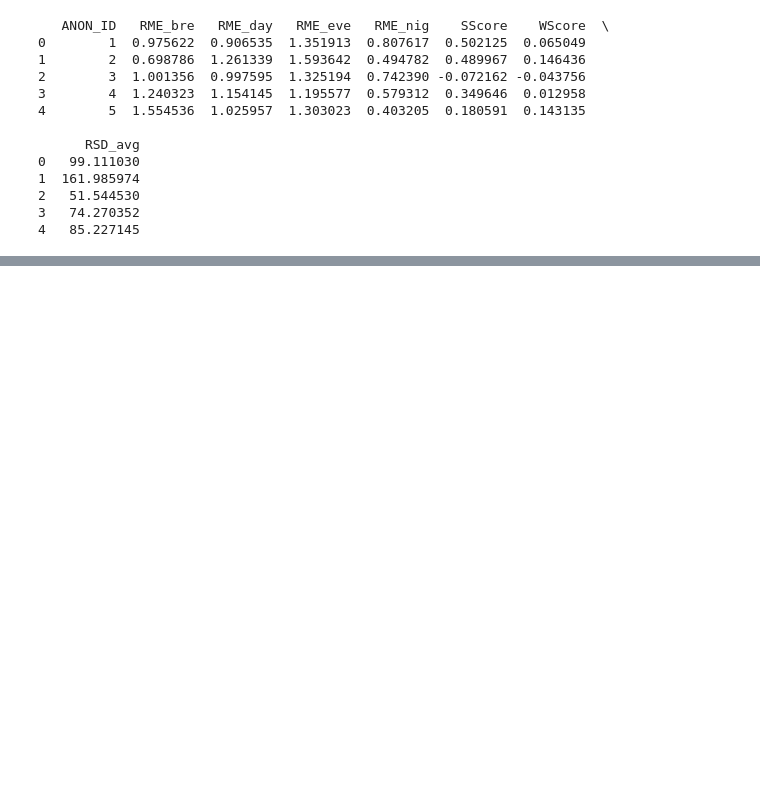
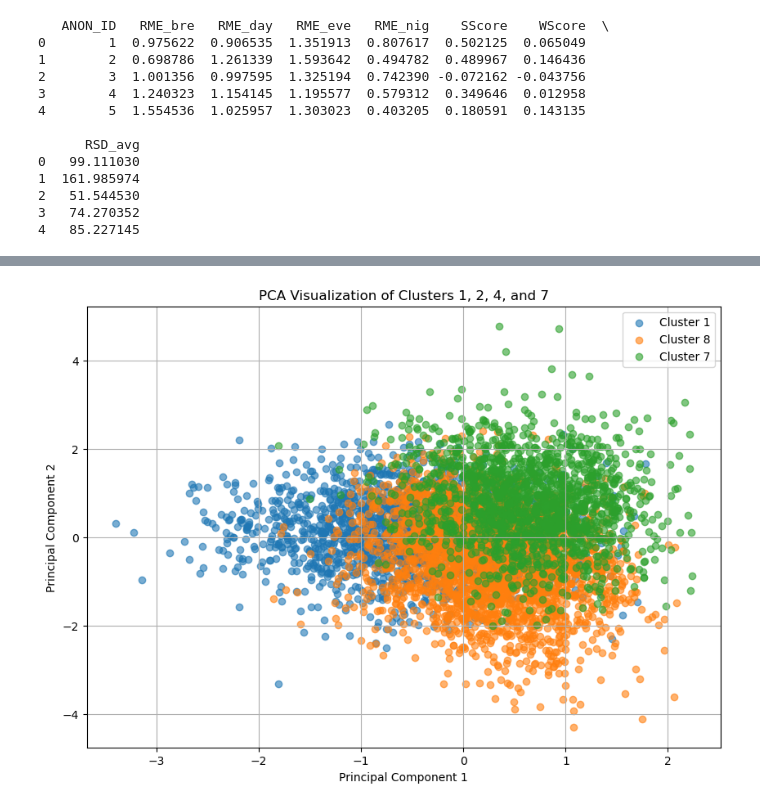
Before and after one commit to guri99uy/ST498_CAPSTONE, a Jupyter notebook: edrp_data_analysis.ipynb, the cells around one changed output, grey strips where cells are left out. Drawn from its saved outputs; the diff is of its cells as text; code cells hidden in the pictures; blank space fills up the shorter version.

```diff
--- a/edrp_data_analysis.ipynb
+++ b/edrp_data_analysis.ipynb
@@ -500,0 +668,26 @@ plt.show()
+# %%
+import matplotlib.pyplot as plt
+
+# Filter the DataFrame to keep only clusters 1, 2, 4, and 7
+clusters_to_plot = [1, 8, 7]
+df_pca_filtered = df_pca[df_pca['Cluster'].isin(clusters_to_plot)]
+
+# Plot the PCA-transformed data with the specified cluster labels
+plt.figure(figsize=(10, 7))
+for cluster in clusters_to_plot:
+    plt.scatter(
+        df_pca_filtered[df_pca_filtered['Cluster'] == cluster]['PCA1'],
+        df_pca_filtered[df_pca_filtered['Cluster'] == cluster]['PCA2'],
+        label=f'Cluster {cluster}',
+        alpha=0.6
+    )
+
+# Add plot details
+plt.title('PCA Visualization of Clusters 1, 2, 4, and 7')
+plt.xlabel('Principal Component 1')
+plt.ylabel('Principal Component 2')
+plt.legend()
+plt.grid(True)
+plt.show()
+# %% [output]
+[figure, added]
```
Also changed, not shown: parts of 10 cells of this notebook.
